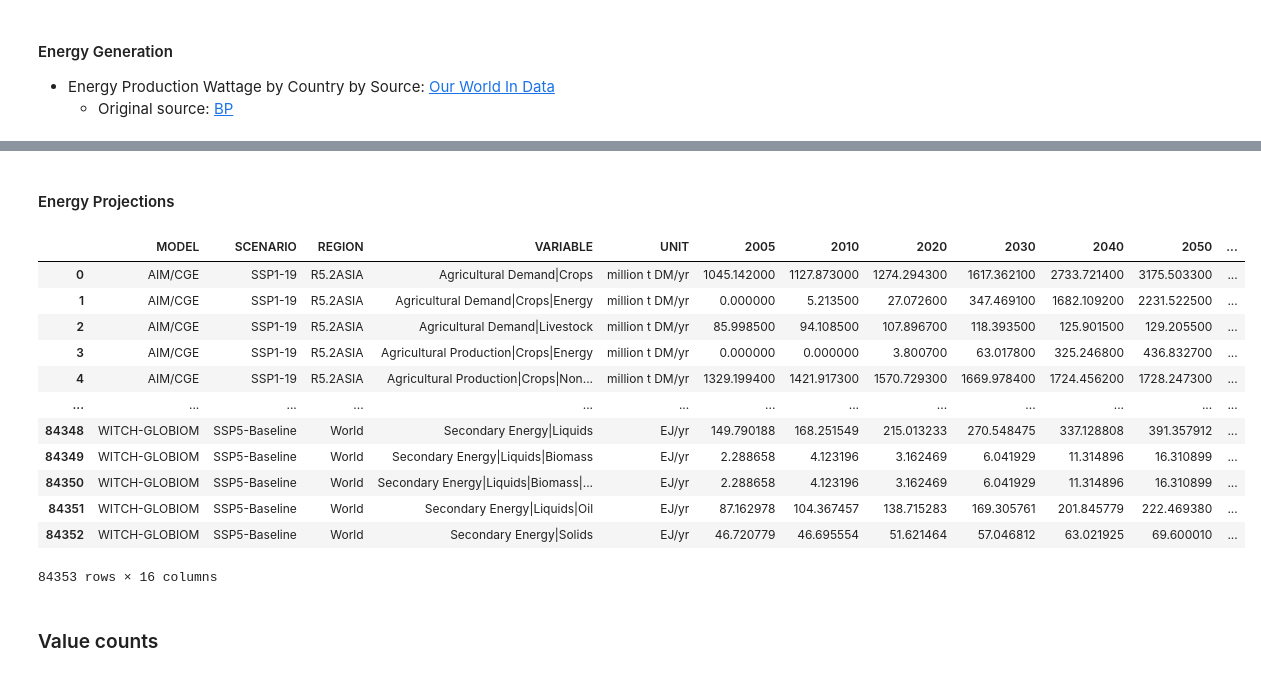
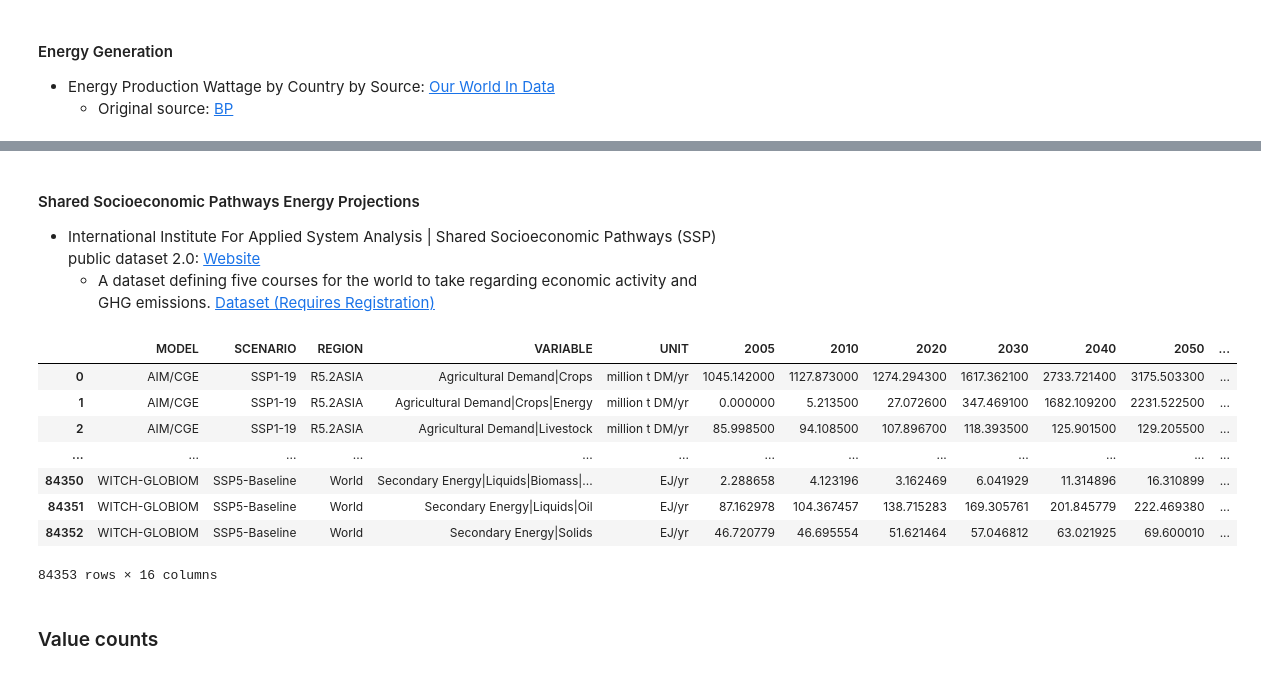
Before and after one commit to FunkyTable/Energy_Production_Time_Series_Projection, a Jupyter notebook: student.ipynb, the cells around one changed output, grey strips where cells are left out. Cells and saved outputs as stored; diff of their text form; code cells hidden in the pictures.

```diff
--- a/student.ipynb
+++ b/student.ipynb
@@ -453,23 +477,21 @@ df_electricity_raw
 | 10647 | Zimbabwe | ZWE | 2020 | 0.0 | 0.35 | 0.03 | ... |
 | 10648 | Zimbabwe | ZWE | 2021 | 0.0 | 0.38 | 0.04 | ... |
 10649 rows × 12 columns
-# %% [markdown]
-#### Energy Projections
+# %% [markdown]
+#### Shared Socioeconomic Pathways Energy Projections
+* International Institute For Applied System Analysis | Shared Socioeconomic Pathways (SSP) public dataset 2.0: [Website](https://tntcat.iiasa.ac.at/SspDb/dsd?Action=htmlpage&page=10)
+  * A dataset defining five courses for the world to take regarding economic activity and GHG emissions. [Dataset (Requires Registration)](https://tntcat.iiasa.ac.at/SspDb/download/iam_v2/SSP_IAM_V2_201811.csv.zip)
 # %%
-df_mod_emissions_raw = pd.read_csv(
+df_ssp_proj_raw = pd.read_csv(
     "Data/SSP_IAM_V2_201811.csv",
     encoding='ANSI')
-df_mod_emissions_raw
+df_ssp_proj_raw
 # %% [output]
 |  | MODEL | SCENARIO | REGION | VARIABLE | UNIT | 2005 | 2010 | 2020 | 2030 | 2040 | 2050 | ... |
 | 0 | AIM/CGE | SSP1-19 | R5.2ASIA | Agricultural Demand|Crops | million t DM/yr | 1045.142000 | 1127.873000 | 1274.294300 | 1617.362100 | 2733.721400 | 3175.503300 | ... |
 | 1 | AIM/CGE | SSP1-19 | R5.2ASIA | Agricultural Demand|Crops|Energy | million t DM/yr | 0.000000 | 5.213500 | 27.072600 | 347.469100 | 1682.109200 | 2231.522500 | ... |
 | 2 | AIM/CGE | SSP1-19 | R5.2ASIA | Agricultural Demand|Livestock | million t DM/yr | 85.998500 | 94.108500 | 107.896700 | 118.393500 | 125.901500 | 129.205500 | ... |
-| 3 | AIM/CGE | SSP1-19 | R5.2ASIA | Agricultural Production|Crops|Energy | million t DM/yr | 0.000000 | 0.000000 | 3.800700 | 63.017800 | 325.246800 | 436.832700 | ... |
-| 4 | AIM/CGE | SSP1-19 | R5.2ASIA | Agricultural Production|Crops|Non... | million t DM/yr | 1329.199400 | 1421.917300 | 1570.729300 | 1669.978400 | 1724.456200 | 1728.247300 | ... |
 | ... | ... | ... | ... | ... | ... | ... | ... | ... | ... | ... | ... | ... |
-| 84348 | WITCH-GLOBIOM | SSP5-Baseline | World | Secondary Energy|Liquids | EJ/yr | 149.790188 | 168.251549 | 215.013233 | 270.548475 | 337.128808 | 391.357912 | ... |
-| 84349 | WITCH-GLOBIOM | SSP5-Baseline | World | Secondary Energy|Liquids|Biomass | EJ/yr | 2.288658 | 4.123196 | 3.162469 | 6.041929 | 11.314896 | 16.310899 | ... |
 | 84350 | WITCH-GLOBIOM | SSP5-Baseline | World | Secondary Energy|Liquids|Biomass|... | EJ/yr | 2.288658 | 4.123196 | 3.162469 | 6.041929 | 11.314896 | 16.310899 | ... |
 | 84351 | WITCH-GLOBIOM | SSP5-Baseline | World | Secondary Energy|Liquids|Oil | EJ/yr | 87.162978 | 104.367457 | 138.715283 | 169.305761 | 201.845779 | 222.469380 | ... |
 | 84352 | WITCH-GLOBIOM | SSP5-Baseline | World | Secondary Energy|Solids | EJ/yr | 46.720779 | 46.695554 | 51.621464 | 57.046812 | 63.021925 | 69.600010 | ... |
```
Also changed, not shown: parts of 72 cells of this notebook, 1 other file.
